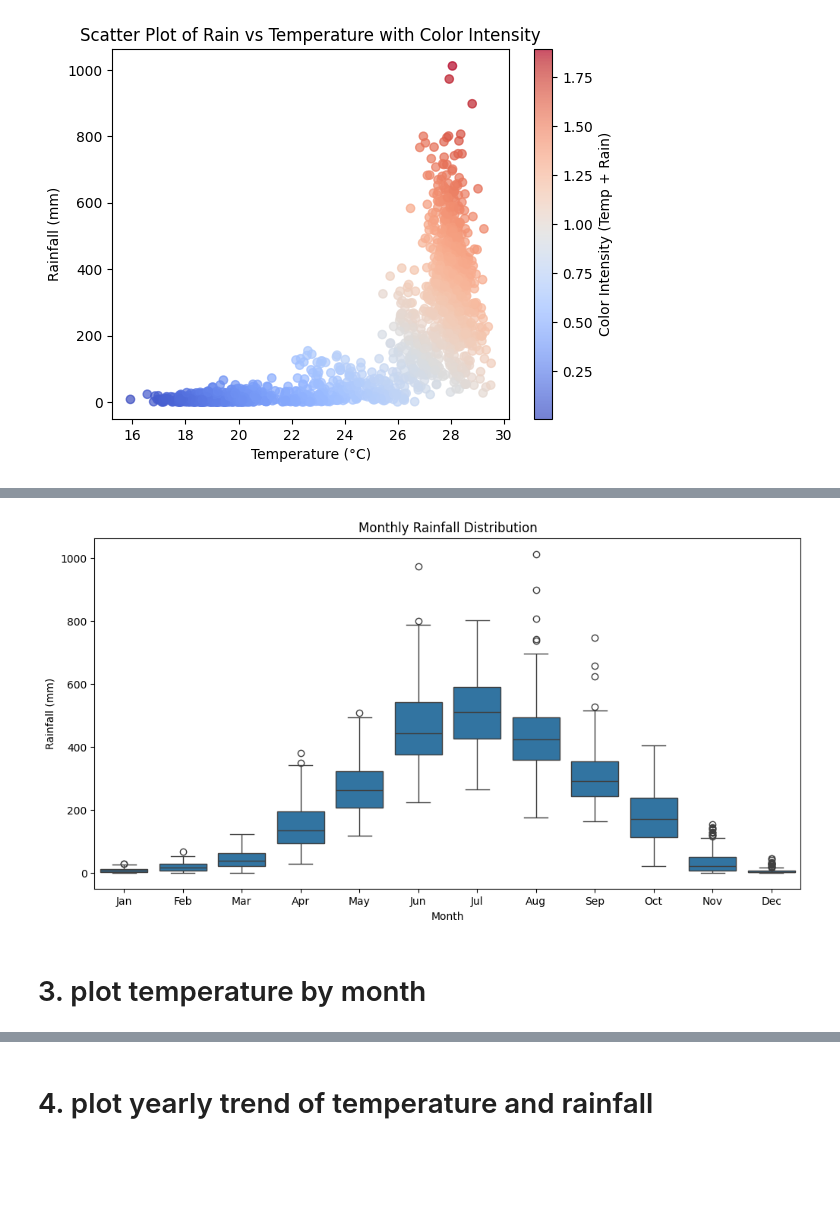
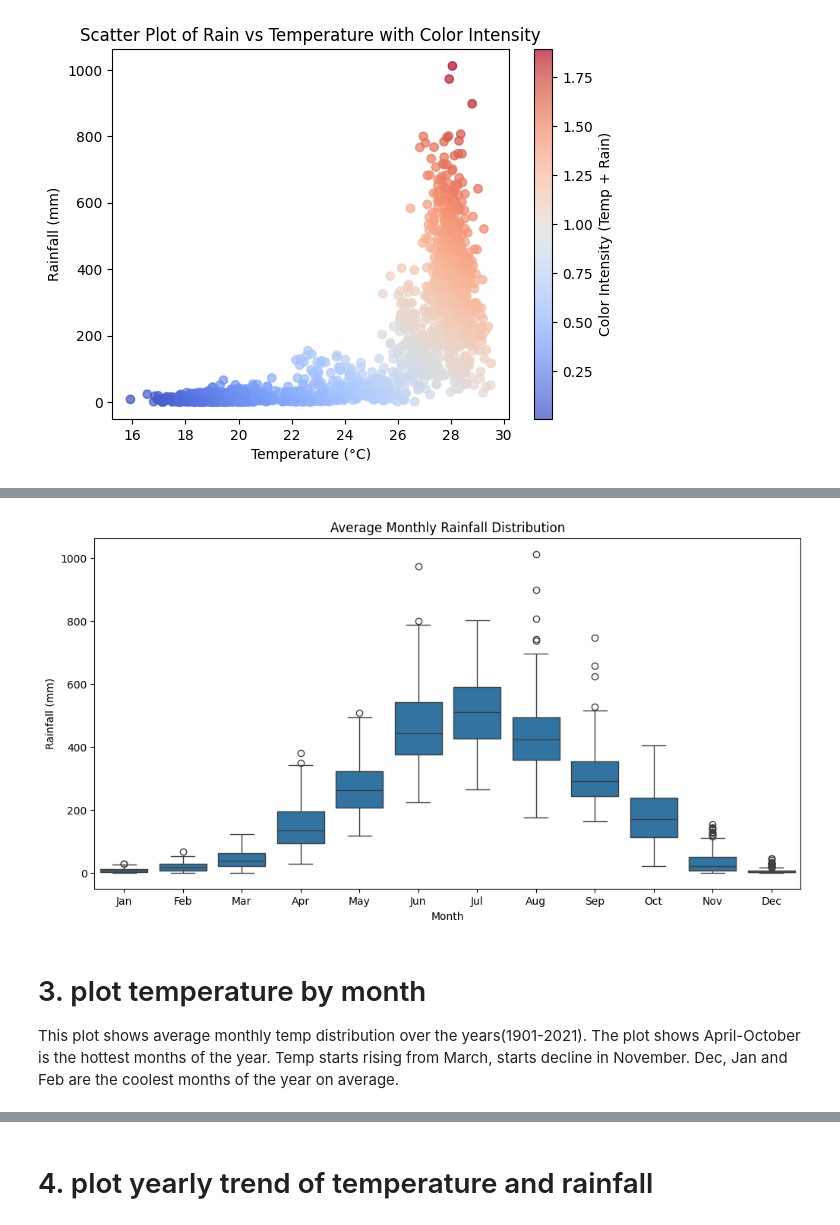
Before and after one commit to F2M356/temp_rain_pred, a Jupyter notebook: rain_temp_bd.ipynb, the cells around one changed output, grey strips where cells are left out. Saved outputs shown, nothing was run; the diff lists cells and outputs as text; code cells hidden in the pictures; blank space fills up the shorter version.

```diff
--- a/rain_temp_bd.ipynb
+++ b/rain_temp_bd.ipynb
@@ -65,16 +76,18 @@ plt.show()
 # %%
 
 plt.figure(figsize=(12, 6))
 sns.boxplot(x="Month", y="rain", data=df)
-plt.title("Monthly Rainfall Distribution")
+plt.title("Average Monthly Rainfall Distribution")
 plt.xlabel("Month")
 plt.ylabel("Rainfall (mm)")
 plt.xticks(range(0, 12), labels=month_labels)
 plt.show()
 # %% [output]
-[figure, old version]
+[figure, new version]
-# %% [markdown]
-# 3. plot temperature by month
+# %% [markdown]
+# 3. plot temperature by month
+
+This plot shows average monthly temp distribution over the years(1901-2021). The plot shows April-October is the hottest months of the year. Temp starts rising from March, starts decline in November. Dec, Jan and Feb are the coolest months of the year on average.
 # %%
 
 plt.figure(figsize=(12, 6))
```
Also changed, not shown: parts of 11 cells of this notebook.
